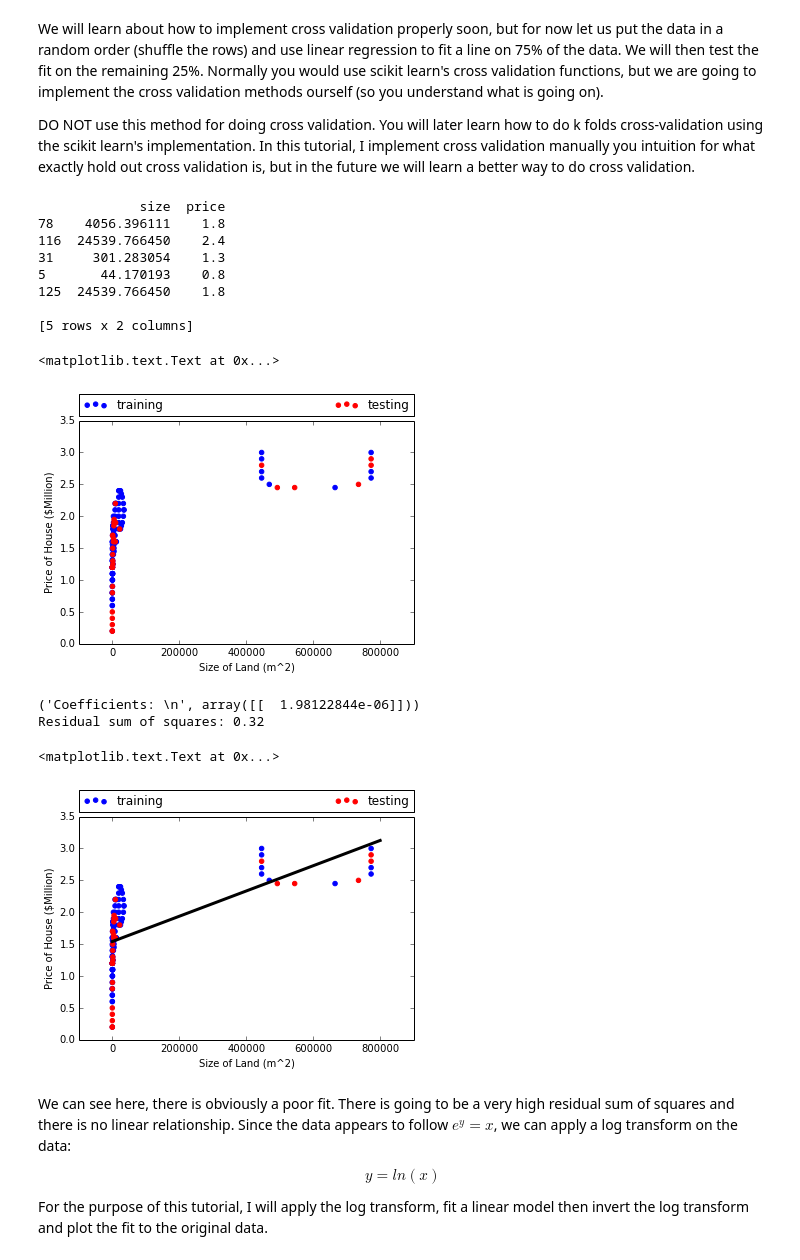
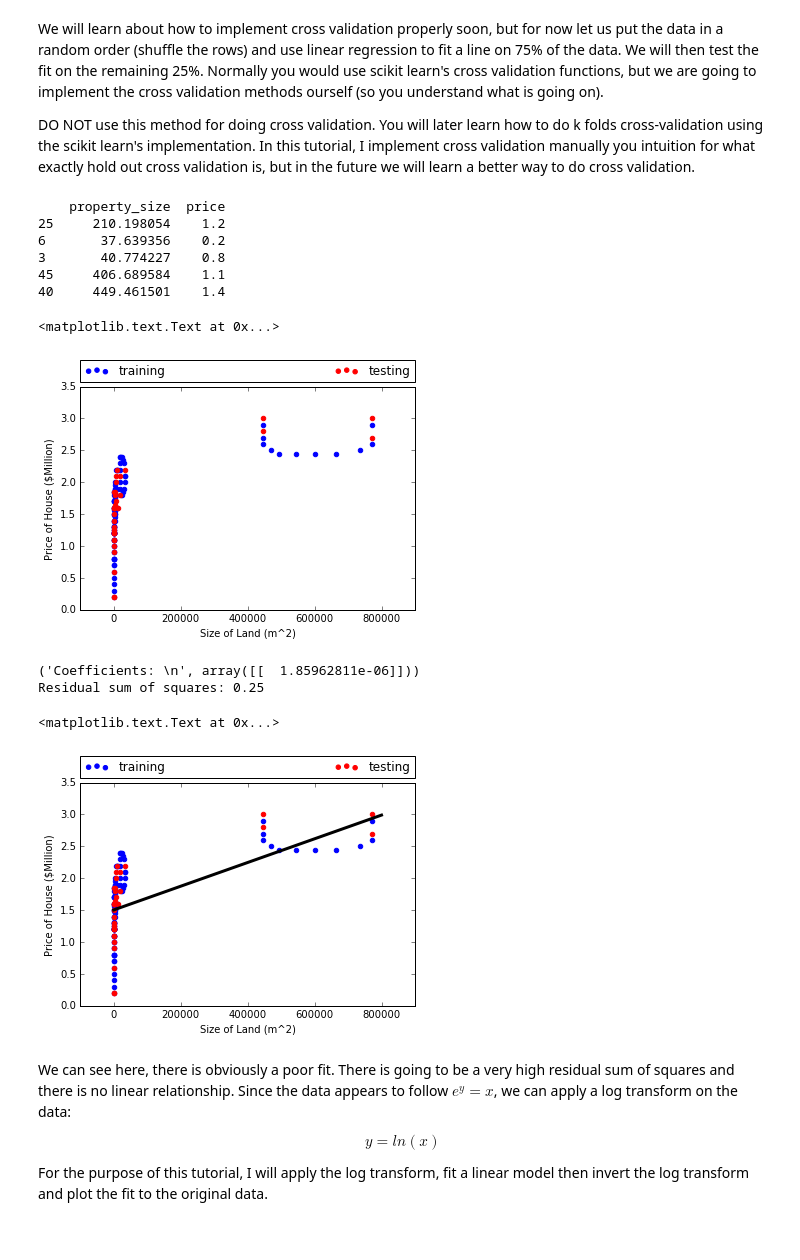
Before and after one commit to datascienceguide/datascienceguide.github.io, a Jupyter notebook: tutorials/Non-Linear-Regression-Tutorial.ipynb, the cells around one changed output. Drawn from its saved outputs; the diff is of its cells as text; code cells hidden in the pictures.

```diff
--- a/tutorials/Non-Linear-Regression-Tutorial.ipynb
+++ b/tutorials/Non-Linear-Regression-Tutorial.ipynb
@@ -38,9 +58,9 @@ print data[0:5]
 Now lets visualize the data.  We are going to make the assumption that the price of the house is dependant on the size of property
 # %%
 #rename columns to make indexing easier
-data.columns = ['size', 'price']
+data.columns = ['property_size', 'price']
 
-plt.scatter(data.size, data.price,  color='black')
+plt.scatter(data.property_size, data.price,  color='black')
 plt.ylabel("Price of House ($million)")
 plt.xlabel("Size of Property (m^2)")
 plt.title("Price vs Size of House")
@@ -56,8 +76,8 @@ DO NOT use this method for doing cross validation.  You will later learn how to
 # by setting a seed, the same random number is always generated
 # this way by following along, you get the same plots
 # meaning the results are reproducable.
-# try changing the 1 to different numbers
-np.random.seed(1)
+# try changing the 1 to a different number
+np.random.seed(3)
 
 # shuffle data since we want to randomly split the data
 shuffled_data= data.iloc[np.random.permutation(len(data))]
@@ -74,8 +94,8 @@ training_data = shuffled_data[0:len(shuffled_data)*3/4]
 testing_data = shuffled_data[-len(shuffled_data)/4+1:-1]
 
 #plot the training and test data on the same plot
-plt.scatter(training_data.size, training_data.price,  color='blue', label='training')
-plt.scatter(testing_data.size, testing_data.price,  color='red', label='testing')
+plt.scatter(training_data.property_size, training_data.price,  color='blue', label='training')
+plt.scatter(testing_data.property_size, testing_data.price,  color='red', label='testing')
 
 plt.legend(bbox_to_anchor=(0., 1.02, 1., .102), loc=3,
            ncol=2, mode="expand", borderaxespad=0.)
@@ -83,56 +103,54 @@ plt.ylabel("Price of House ($Million)")
 plt.xlabel("Size of Land (m^2)")
 plt.title("Price vs Size of Land")
 # %% [output]
-             size  price
-78    4056.396111    1.8
-116  24539.766450    2.4
-31     301.283054    1.3
-5       44.170193    0.8
-125  24539.766450    1.8
-
-[5 rows x 2 columns]
+    property_size  price
+25     210.198054    1.2
+6       37.639356    0.2
+3       40.774227    0.8
+45     406.689584    1.1
+40     449.461501    1.4
 <matplotlib.text.Text at 0x...>
-[figure, old version]
+[figure, new version]
 # %%
-X_train = training_data.size.reshape((len(training_data.size), 1))
-y_train = training_data.price.reshape((len(training_data.size), 1))
+X_train = training_data.property_size.reshape((len(training_data.property_size), 1))
+y_train = training_data.price.reshape((len(training_data.property_size), 1))
 
-X_test = testing_data.size.reshape((len(testing_data.size), 1))
-y_test = testing_data.price.reshape((len(testing_data.size), 1))
+X_test = testing_data.property_size.reshape((len(testing_data.property_size), 1))
+y_test = testing_data.price.reshape((len(testing_data.property_size), 1))
 
 
 X = np.linspace(0,800000)
 X = X.reshape((len(X), 1))
 
 # Create linear regression object
 regr = linear_model.LinearRegression()
 #Train the model using the training sets
 regr.fit(X_train,y_train)
 
 # The coefficients
 print('Coefficients: \n', regr.coef_)
 # The mean square error
 print("Residual sum of squares: %.2f"
       % np.mean((regr.predict(X_test) - y_test) ** 2))
 
 plt.plot(X, regr.predict(X), color='black',
          linewidth=3)
 
-plt.scatter(training_data.size, training_data.price,  color='blue', label='training')
-plt.scatter(testing_data.size, testing_data.price,  color='red', label='testing')
+plt.scatter(training_data.property_size, training_data.price,  color='blue', label='training')
+plt.scatter(testing_data.property_size, testing_data.price,  color='red', label='testing')
 
 plt.legend(bbox_to_anchor=(0., 1.02, 1., .102), loc=3,
            ncol=2, mode="expand", borderaxespad=0.)
 
 
 plt.ylabel("Price of House ($Million)")
 plt.xlabel("Size of Land (m^2)")
 plt.title("Price vs Size of Land")
 # %% [output]
-('Coefficients: \n', array([[  1.98122844e-06]]))
-Residual sum of squares: 0.32
+('Coefficients: \n', array([[  1.85962811e-06]]))
+Residual sum of squares: 0.25
 <matplotlib.text.Text at 0x...>
-[figure, old version]
+[figure, new version]
 # %% [markdown]
 We can see here, there is obviously a poor fit.  There is going to be a very high residual sum of squares and there is no linear relationship.  Since the data appears to follow $e^y = x$, we can apply a log transform on the data:
 
```
Also changed, not shown: parts of 20 cells of this notebook.
